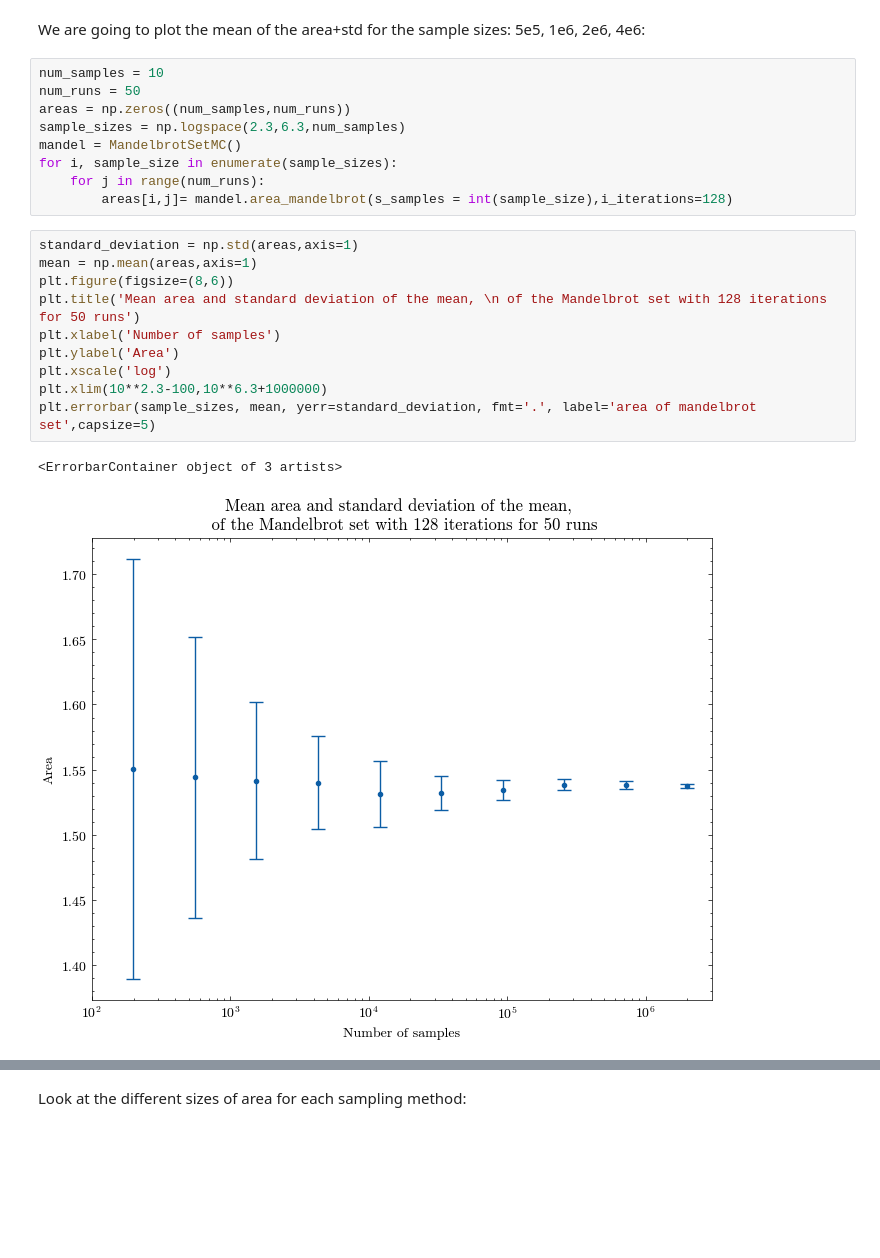
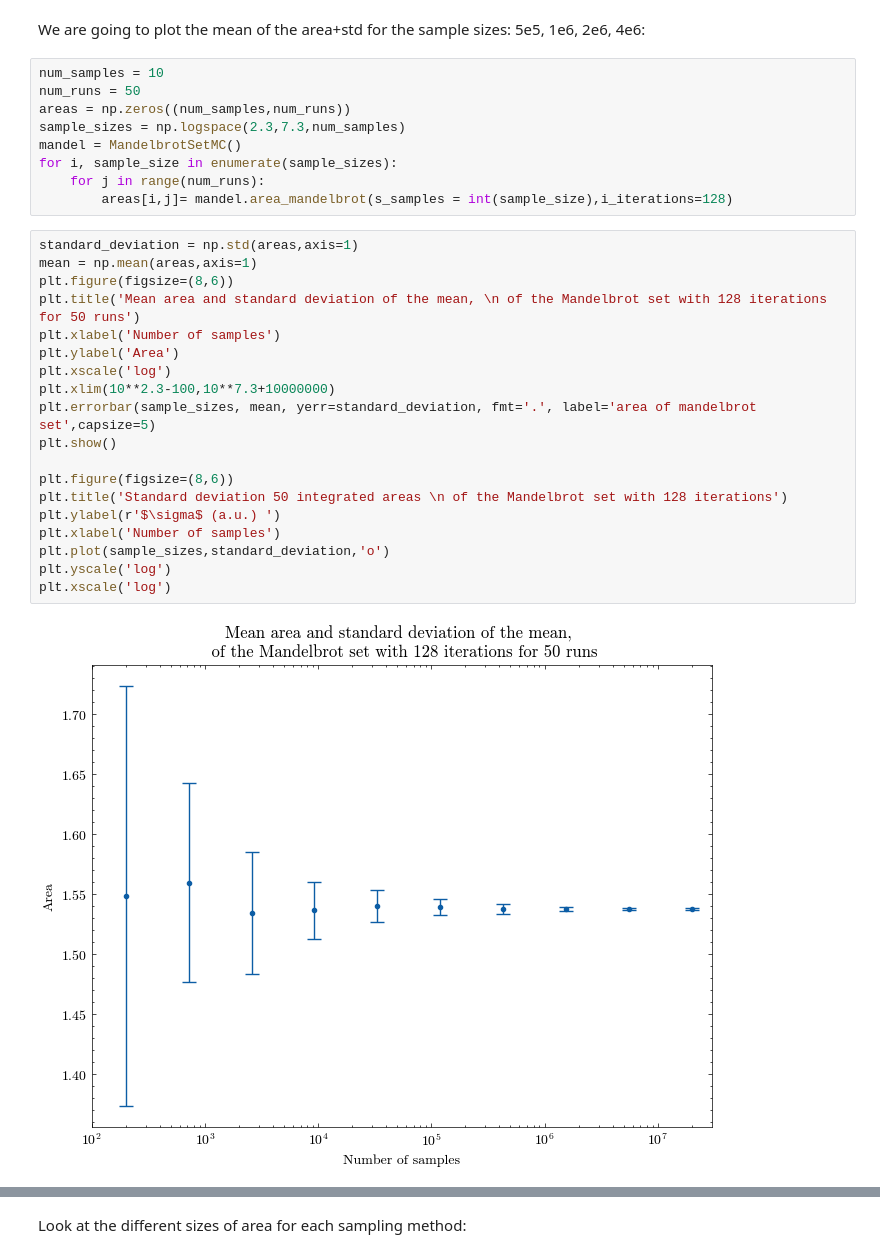
Before and after one commit to rugbym/Stochastic_Simulation, a Jupyter notebook: Assignment1.ipynb, the cells around one changed output, grey strips where cells are left out. Cells and saved outputs as stored; diff of their text form; blank space fills up the shorter version.

```diff
--- a/Assignment1.ipynb
+++ b/Assignment1.ipynb
@@ -54,7 +54,7 @@ We are going to plot the mean of the area+std for the sample sizes: 5e5, 1e6, 2e
 num_samples = 10
 num_runs = 50
 areas = np.zeros((num_samples,num_runs))
-sample_sizes = np.logspace(2.3,6.3,num_samples)
+sample_sizes = np.logspace(2.3,7.3,num_samples)
 mandel = MandelbrotSetMC()
 for i, sample_size in enumerate(sample_sizes):
     for j in range(num_runs):
@@ -62,13 +62,21 @@ for i, sample_size in enumerate(sample_sizes):
 # %%
 standard_deviation = np.std(areas,axis=1)
 mean = np.mean(areas,axis=1)
 plt.figure(figsize=(8,6))
 plt.title('Mean area and standard deviation of the mean, \n of the Mandelbrot set with 128 iterations for 50 runs')
 plt.xlabel('Number of samples')
 plt.ylabel('Area')
 plt.xscale('log')
-plt.xlim(10**2.3-100,10**6.3+1000000)
+plt.xlim(10**2.3-100,10**7.3+10000000)
 plt.errorbar(sample_sizes, mean, yerr=standard_deviation, fmt='.', label='area of mandelbrot set',capsize=5)
+plt.show()
+
+plt.figure(figsize=(8,6))
+plt.title('Standard deviation 50 integrated areas \n of the Mandelbrot set with 128 iterations')
+plt.ylabel(r'$\sigma$ (a.u.) ')
+plt.xlabel('Number of samples')
+plt.plot(sample_sizes,standard_deviation,'o')
+plt.yscale('log')
+plt.xscale('log')
 # %% [output]
-<ErrorbarContainer object of 3 artists>
-[figure, old version]
+[figure, new version]
```
Also changed, not shown: parts of 9 cells of this notebook.
